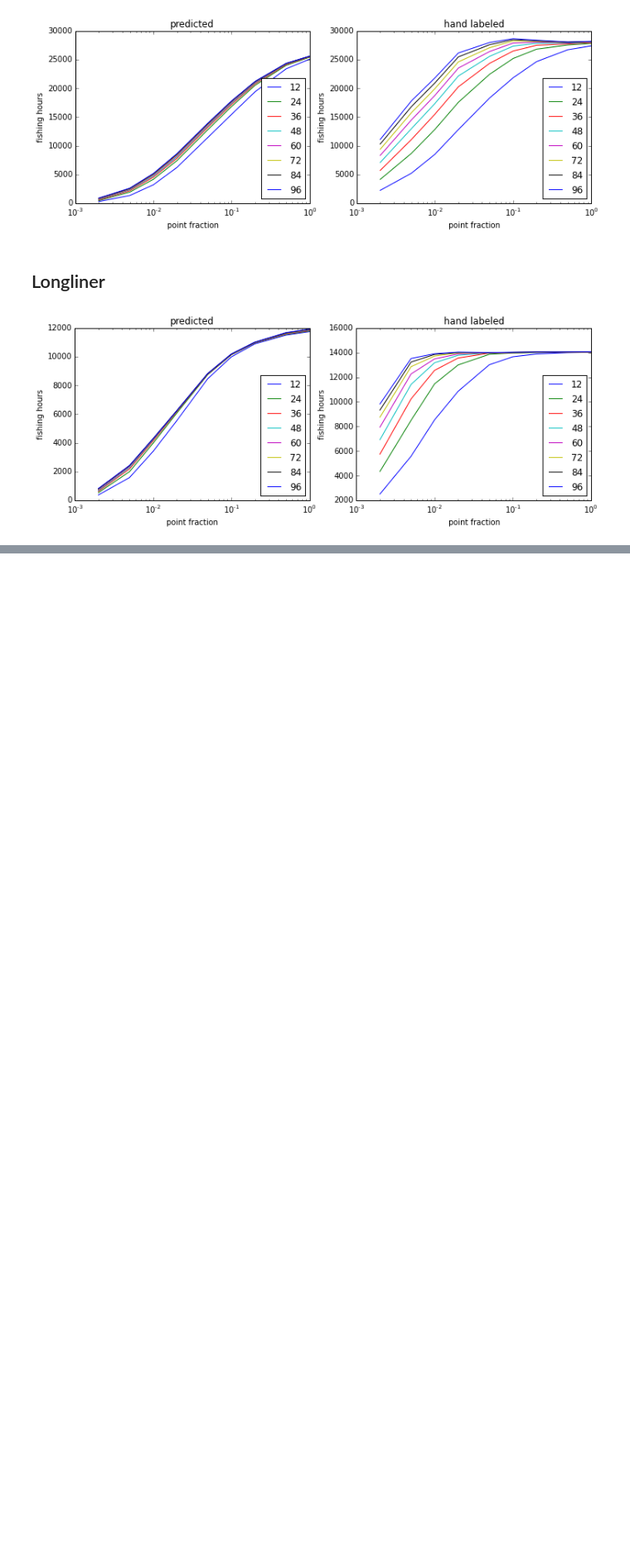
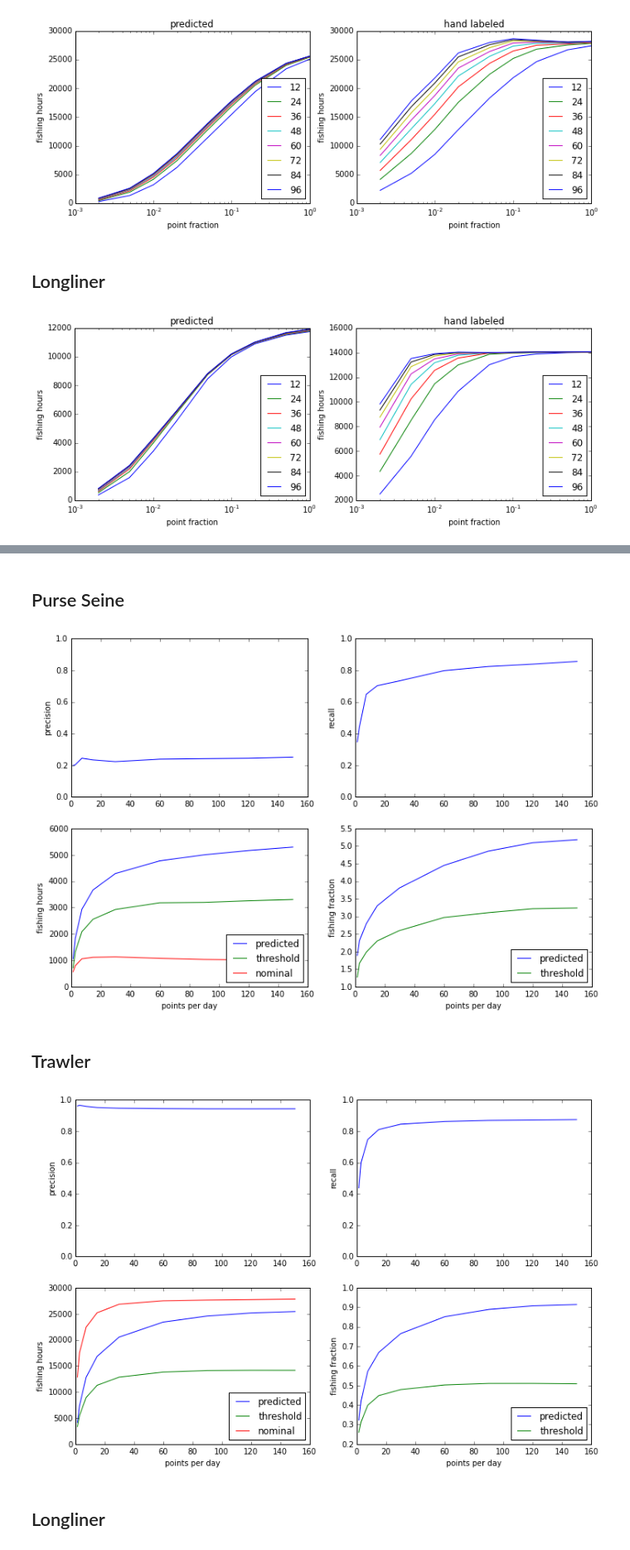
Before and after one commit to marketler/GFW_vessel_scoring, a Jupyter notebook: notebooks/Model-Sensitivity-to-AIS-Degradation.ipynb, the cells around one changed output, grey strips where cells are left out. Shown: that part at 83% size. Cells and saved outputs as stored; diff of their text form; code cells hidden in the pictures; blank space fills up the shorter version.

```diff
--- a/notebooks/Model-Sensitivity-to-AIS-Degradation.ipynb
+++ b/notebooks/Model-Sensitivity-to-AIS-Degradation.ipynb
@@ -619,0 +753,53 @@ Longliner
+# %%
+for gear in ['purse_seine', 'trawler', 'longliner']:
+
+    display(HTML("<h2>{}</h2>".format(gear.replace('_', ' ').title())))
+
+    fig, ((ax1, ax2), (ax3, ax4)) = plt.subplots(2, 2, figsize=(12,8))
+
+    ppd = []
+    prec = []
+    recall = []
+    pred_hours = []
+    thresh_hours = []
+    nom_hours = []
+
+    for kp, td, raw, pred, actual in predictions[gear]:
+        ppd.append(150 * kp)
+        recall.append(metrics.recall_score(actual, pred))
+        prec.append(metrics.precision_score(actual, pred))
+        pred, thresh, nom = fishing_hours(td, raw)
+        pred_hours.append(pred)
+        thresh_hours.append(thresh)
+        nom_hours.append(nom)
+
+
+
+    ax1.plot(ppd, prec)
+    ax1.set_ylim(0, 1)
+    ax1.set_ylabel("precision")
+
+    ax2.plot(ppd, recall)
+    ax2.set_ylim(0, 1)
+    ax2.set_ylabel("recall")
+
+    ax3.plot(ppd, pred_hours, label="predicted")
+    ax3.plot(ppd, thresh_hours, label="threshold")
+    ax3.plot(ppd, nom_hours, label="nominal")
+    ax3.set_xlabel("points per day")
+    ax3.set_ylabel("fishing hours")
+    ax3.legend(loc=4)
+
+    ax4.plot(ppd, np.array(pred_hours, dtype=float) / nom_hours, label="predicted")
+    ax4.plot(ppd, np.array(thresh_hours, dtype=float) / nom_hours, label="threshold")
+    ax4.set_xlabel("points per day")
+    ax4.set_ylabel("fishing fraction")
+    ax4.legend(loc=4)
+
+    plt.show()
+# %% [output]
+Purse Seine
+[figure, added]
+Trawler
+[figure, added]
+Longliner
```
Also changed, not shown: parts of 5 cells of this notebook.
